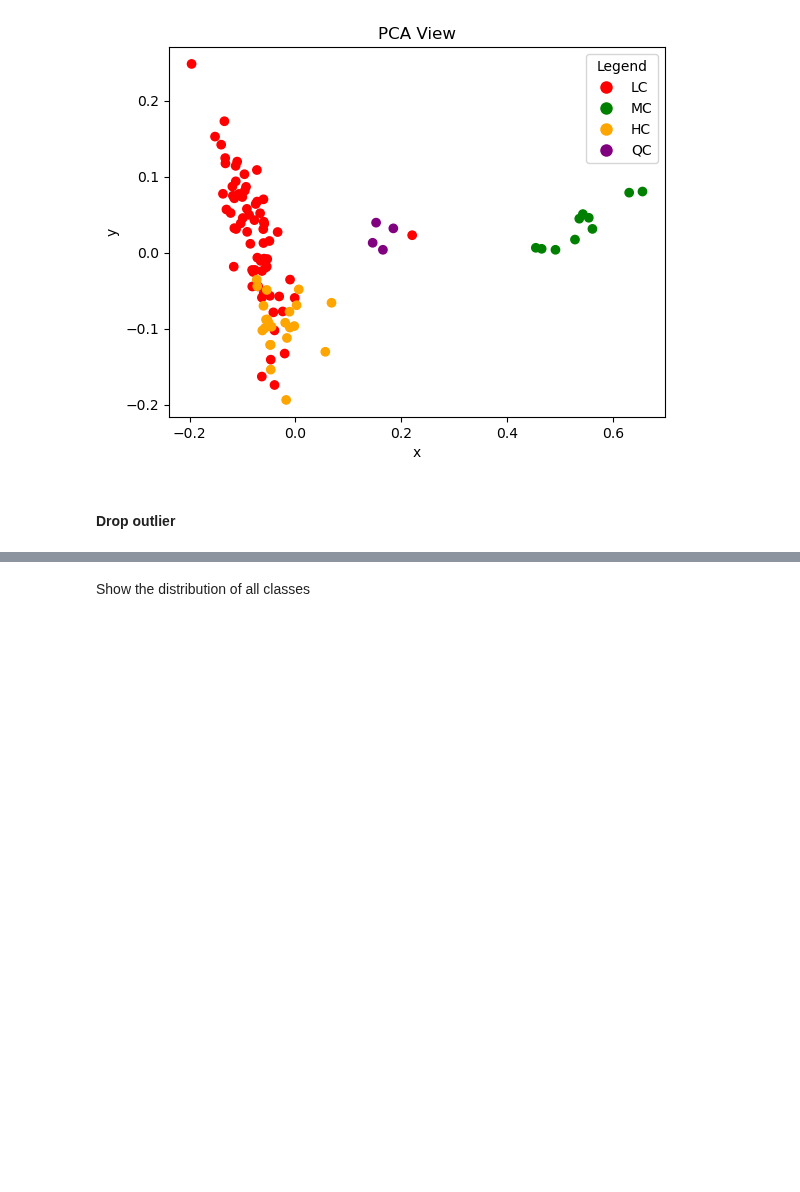
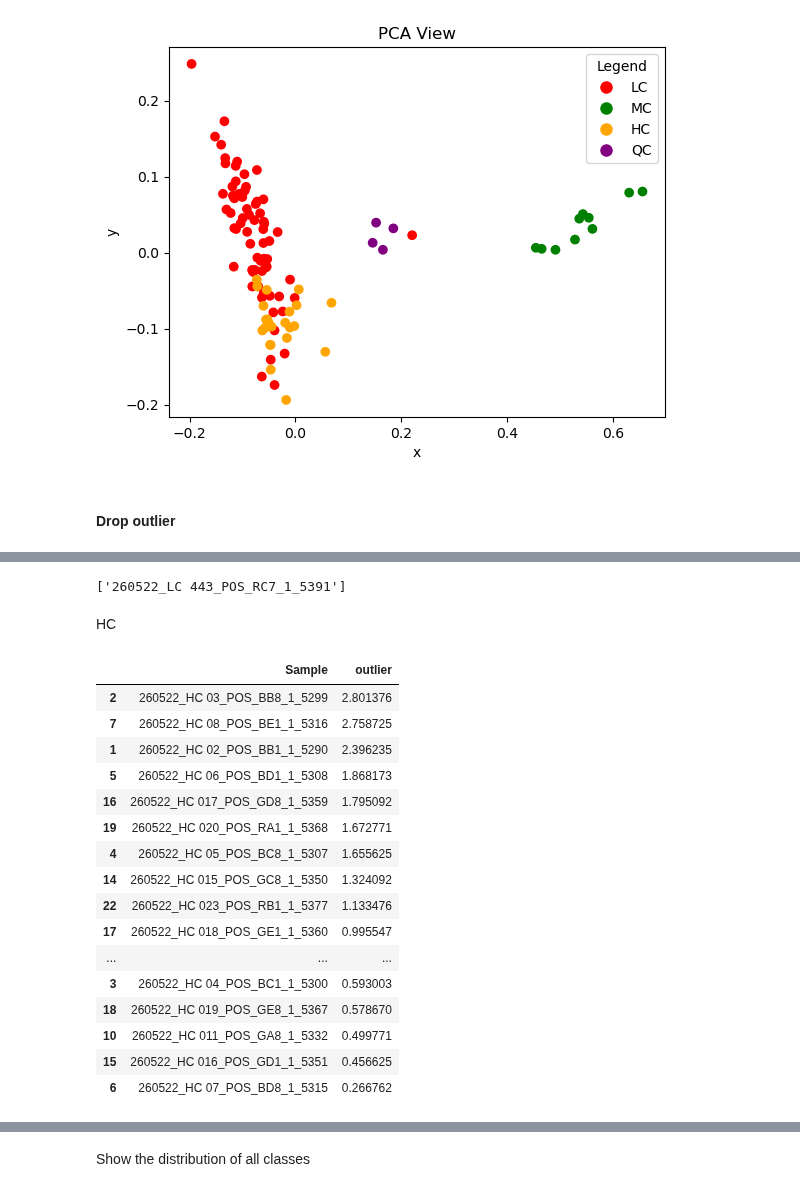
Before and after one commit to Bvs00/AI4ODA_projectwork, a Jupyter notebook: notebook_metaboloma_findModel_TIC.ipynb, the cells around one changed output, grey strips where cells are left out. Drawn from its saved outputs; the diff is of its cells as text; code cells hidden in the pictures; blank space fills up the shorter version.

```diff
--- a/notebook_metaboloma_findModel_TIC.ipynb
+++ b/notebook_metaboloma_findModel_TIC.ipynb
@@ -219,0 +270,17 @@ plt.show()
+# %%
+mc = scores_view[73:83,:]
+
+mean_mc = np.mean(mc,axis=0)
+cov_matrix = np.cov(mc,rowvar=False)
+
+mahalanobis_distance_mc = []
+
+for point in mc:
+    diff = point - mean_mc
+    distance = np.sqrt(np.dot(np.dot(diff, np.linalg.inv(cov_matrix)), diff))
+    mahalanobis_distance_mc.append(distance)
+
+# print(mahalanobis_distance_mc)
+
+outlier_mc = pd.DataFrame({"Sample":df_x_metaboloma_tic.index[73:83],"outlier":mahalanobis_distance_mc}).sort_values(by="outlier",ascending=False)
+outlier_mc
@@ -219,0 +299,50 @@ plt.show()
+# %%
+mean_out_mc = outlier_mc["outlier"].mean(axis=0)
+temp = []
+for sample,elem in outlier_mc.values:
+    if elem > (mean_out_mc*3):
+        drop.append(sample)
+        temp.append(sample)
+
+outlier_mc = outlier_mc.drop(outlier_mc[outlier_mc["Sample"].isin(temp)].index)
+
+drop
+# %% [output]
+['260522_LC 443_POS_RC7_1_5391']
+# %% [markdown]
+HC
+# %%
+hc = scores_view[83:106,:]
+
+mean_hc = np.mean(hc,axis=0)
+cov_matrix = np.cov(hc,rowvar=False)
+
+mahalanobis_distance_hc = []
+
+for point in hc:
+    diff = point - mean_hc
+    distance = np.sqrt(np.dot(np.dot(diff, np.linalg.inv(cov_matrix)), diff))
+    mahalanobis_distance_hc.append(distance)
+
+# print(mahalanobis_distance_hc)
+
+outlier_hc = pd.DataFrame({"Sample":df_x_metaboloma_tic.index[83:106],"outlier":mahalanobis_distance_hc}).sort_values(by="outlier",ascending=False)
+outlier_hc
+# %% [output]
+|  | Sample | outlier |
+| 2 | 260522_HC 03_POS_BB8_1_5299 | 2.801376 |
+| 7 | 260522_HC 08_POS_BE1_1_5316 | 2.758725 |
+| 1 | 260522_HC 02_POS_BB1_1_5290 | 2.396235 |
+| 5 | 260522_HC 06_POS_BD1_1_5308 | 1.868173 |
+| 16 | 260522_HC 017_POS_GD8_1_5359 | 1.795092 |
+| 19 | 260522_HC 020_POS_RA1_1_5368 | 1.672771 |
+| 4 | 260522_HC 05_POS_BC8_1_5307 | 1.655625 |
+| 14 | 260522_HC 015_POS_GC8_1_5350 | 1.324092 |
+| 22 | 260522_HC 023_POS_RB1_1_5377 | 1.133476 |
+| 17 | 260522_HC 018_POS_GE1_1_5360 | 0.995547 |
+| ... | ... | ... |
+| 3 | 260522_HC 04_POS_BC1_1_5300 | 0.593003 |
+| 18 | 260522_HC 019_POS_GE8_1_5367 | 0.578670 |
+| 10 | 260522_HC 011_POS_GA8_1_5332 | 0.499771 |
+| 15 | 260522_HC 016_POS_GD1_1_5351 | 0.456625 |
+| 6 | 260522_HC 07_POS_BD8_1_5315 | 0.266762 |
```
Also changed, not shown: parts of 27 cells of this notebook, 1 other file.
